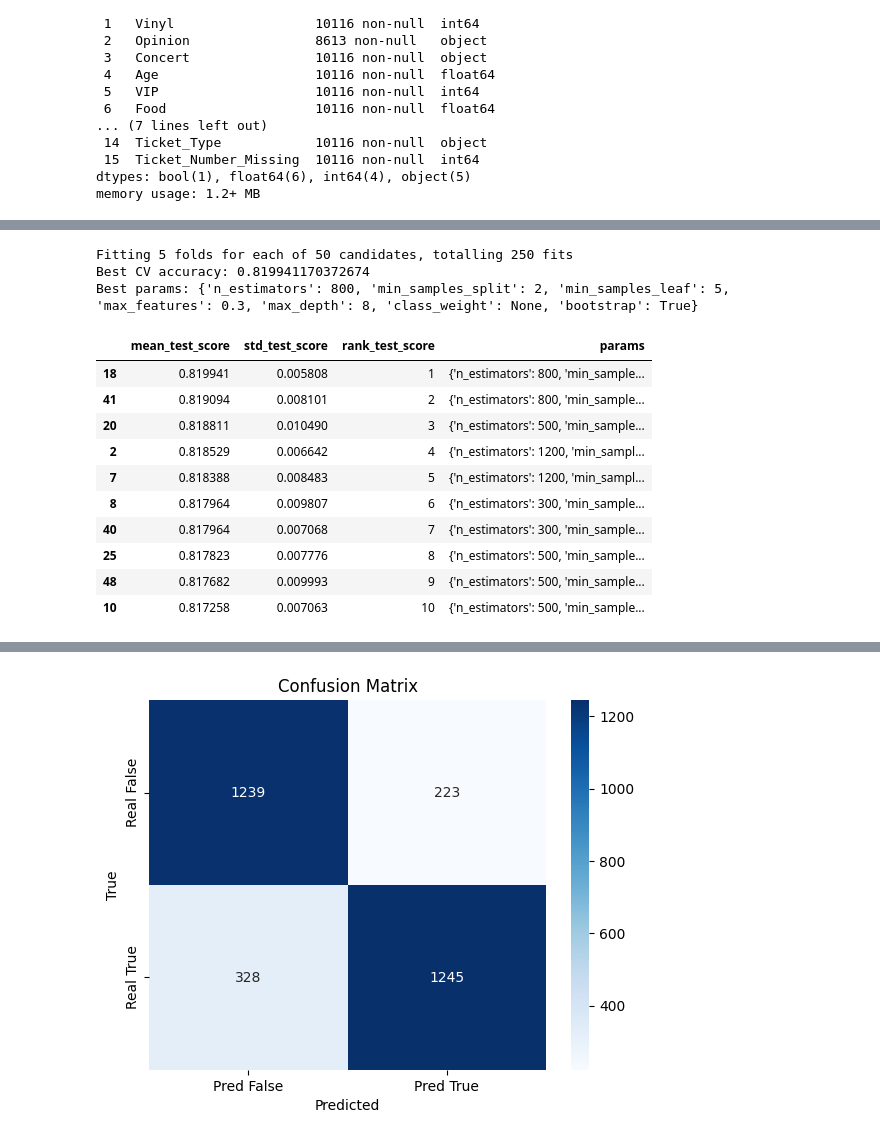
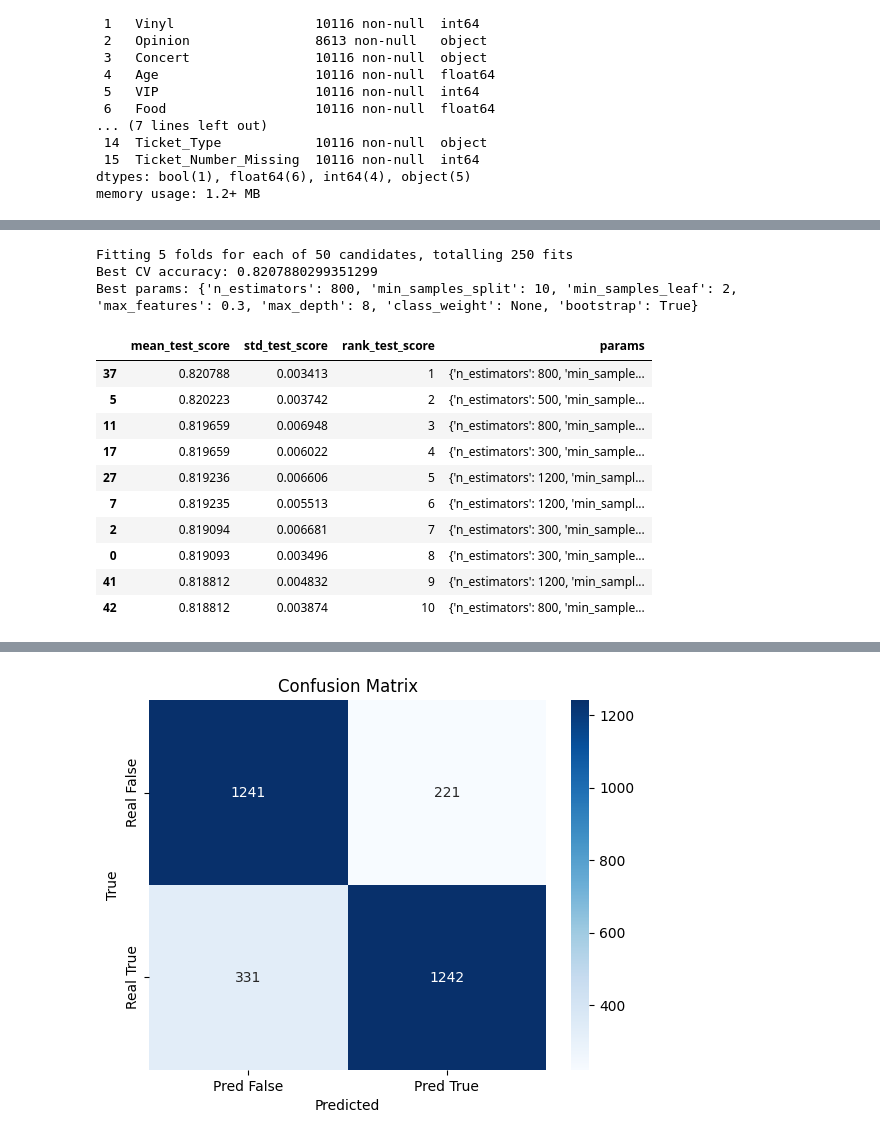
Before and after one commit to pablob2002/pablo-learning, a Jupyter notebook: treat_db.ipynb, the cells around one changed output, grey strips where cells are left out. Cells and saved outputs as stored; diff of their text form; code cells hidden in the pictures.

```diff
--- a/treat_db.ipynb
+++ b/treat_db.ipynb
@@ -281,7 +319,7 @@ clfRF = RandomForestClassifier(
 # Define the parameters to try during Randomized Search
 param_dist = {
     "n_estimators": [300, 500, 800, 1200],
-    "max_depth": [None, 8, 12, 16, 20],
+    "max_depth": [None, 8, 10, 12, 16, 20],
     "min_samples_leaf": [1, 2, 5, 10, 20],
     "min_samples_split": [2, 5, 10, 20],
     "max_features": ["sqrt", "log2", 0.3, 0.5, 0.8],
@@ -293,45 +331,45 @@ CV = StratifiedKFold(n_splits=5, shuffle=True, random_state=42)
 # Divides the data into 5 folds, preserving class distribution, shuffling for randomness.
 # Folding means that in each iteration, 4 folds are used for training and 1 for validation.
 
 
 # It checks 50 different combinations of the above parameters
 # The Kfold divides the data into 5 parts, training on 4 and validating on 1 each time.
 # For each combination of parameters it finds 5 values of the accuracy and then averages them to get a final score.
 search = RandomizedSearchCV(
     estimator=clfRF,
     param_distributions=param_dist,
     n_iter=50, # number of different combinations to try
     scoring='accuracy',
     cv = CV,
     verbose=1,
     random_state=42,
     n_jobs=-1
 )
 
 search.fit(X_train_notxt, y_train)
 
 print("Best CV accuracy:", search.best_score_)
 print("Best params:", search.best_params_)
 best_rf = search.best_estimator_
 
 results = pd.DataFrame(search.cv_results_)
 cols = ["mean_test_score", "std_test_score", "rank_test_score", "params"]
 results[cols].sort_values("rank_test_score").head(10)
 # %% [output]
 Fitting 5 folds for each of 50 candidates, totalling 250 fits
-Best CV accuracy: 0.819941170372674
-Best params: {'n_estimators': 800, 'min_samples_split': 2, 'min_samples_leaf': 5, 'max_features': 0.3, 'max_depth': 8, 'class_weight': None, 'bootstrap': True}
+Best CV accuracy: 0.8207880299351299
+Best params: {'n_estimators': 800, 'min_samples_split': 10, 'min_samples_leaf': 2, 'max_features': 0.3, 'max_depth': 8, 'class_weight': None, 'bootstrap': True}
 |  | mean_test_score | std_test_score | rank_test_score | params |
-| 18 | 0.819941 | 0.005808 | 1 | {'n_estimators': 800, 'min_sample... |
-| 41 | 0.819094 | 0.008101 | 2 | {'n_estimators': 800, 'min_sample... |
-| 20 | 0.818811 | 0.010490 | 3 | {'n_estimators': 500, 'min_sample... |
-| 2 | 0.818529 | 0.006642 | 4 | {'n_estimators': 1200, 'min_sampl... |
-| 7 | 0.818388 | 0.008483 | 5 | {'n_estimators': 1200, 'min_sampl... |
-| 8 | 0.817964 | 0.009807 | 6 | {'n_estimators': 300, 'min_sample... |
-| 40 | 0.817964 | 0.007068 | 7 | {'n_estimators': 300, 'min_sample... |
-| 25 | 0.817823 | 0.007776 | 8 | {'n_estimators': 500, 'min_sample... |
-| 48 | 0.817682 | 0.009993 | 9 | {'n_estimators': 500, 'min_sample... |
-| 10 | 0.817258 | 0.007063 | 10 | {'n_estimators': 500, 'min_sample... |
+| 37 | 0.820788 | 0.003413 | 1 | {'n_estimators': 800, 'min_sample... |
+| 5 | 0.820223 | 0.003742 | 2 | {'n_estimators': 500, 'min_sample... |
+| 11 | 0.819659 | 0.006948 | 3 | {'n_estimators': 800, 'min_sample... |
+| 17 | 0.819659 | 0.006022 | 4 | {'n_estimators': 300, 'min_sample... |
+| 27 | 0.819236 | 0.006606 | 5 | {'n_estimators': 1200, 'min_sampl... |
+| 7 | 0.819235 | 0.005513 | 6 | {'n_estimators': 1200, 'min_sampl... |
+| 2 | 0.819094 | 0.006681 | 7 | {'n_estimators': 300, 'min_sample... |
+| 0 | 0.819093 | 0.003496 | 8 | {'n_estimators': 300, 'min_sample... |
+| 41 | 0.818812 | 0.004832 | 9 | {'n_estimators': 1200, 'min_sampl... |
+| 42 | 0.818812 | 0.003874 | 10 | {'n_estimators': 800, 'min_sample... |
 # %%
 import pandas as pd
 
```
Also changed, not shown: parts of 13 cells of this notebook.
